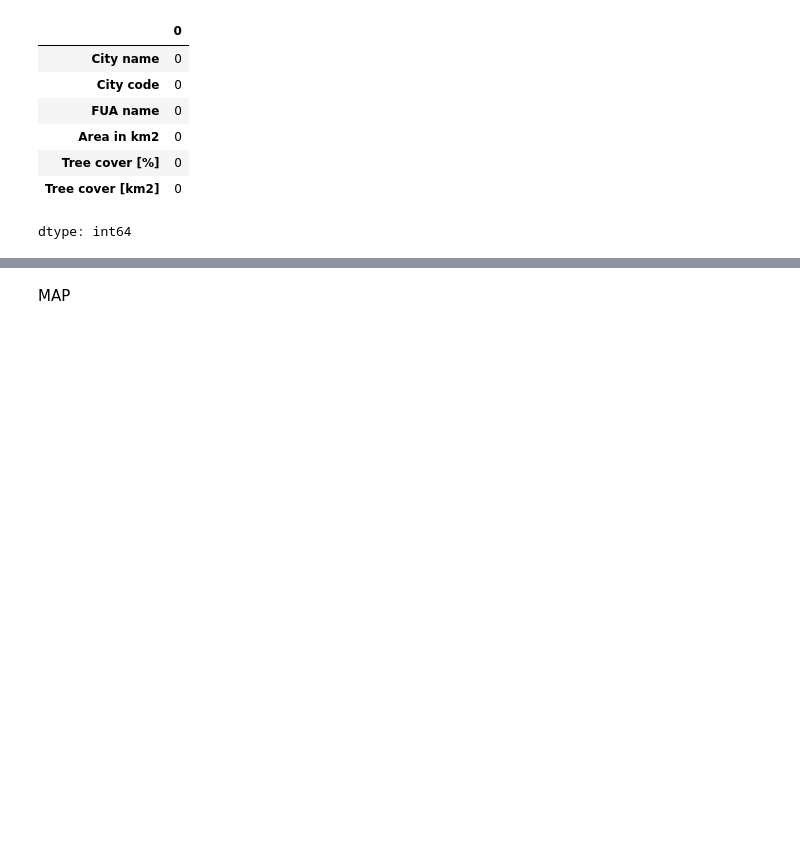
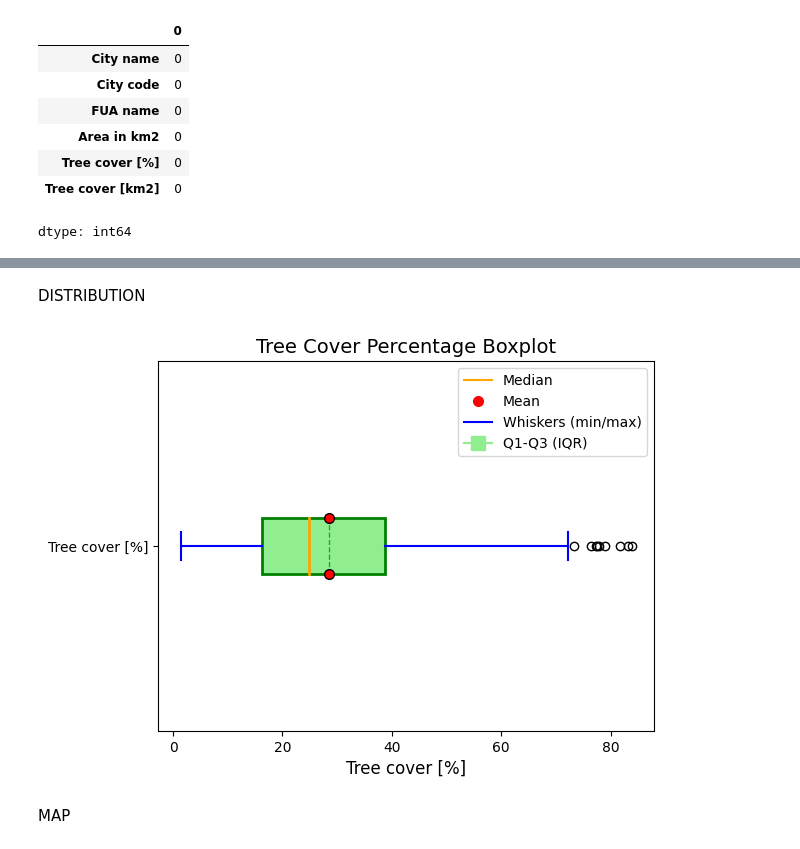
Before and after one commit to linneverh/Data-project-, a Jupyter notebook: pogingen_Linne.ipynb, the cells around one changed output, grey strips where cells are left out. Saved outputs shown, nothing was run; the diff lists cells and outputs as text; code cells hidden in the pictures; blank space fills up the shorter version.

```diff
--- a/pogingen_Linne.ipynb
+++ b/pogingen_Linne.ipynb
@@ -90,3 +90,38 @@ profile.to_file("green_coverage_report.html")
+# %% [markdown]
+DISTRIBUTION
+# %%
+#boxplot
+import matplotlib.pyplot as plt
+
+# Create a horizontal boxplot with custom features
+boxplot = df_green.boxplot(column=['Tree cover [%]'], vert=False, patch_artist=True,
+                           boxprops=dict(facecolor='lightgreen', color='green', linewidth=2),  # IQR (Q1 to Q3)
+                           showmeans=True, meanline=True,
+                           meanprops=dict(marker='o', markerfacecolor='red', markeredgecolor='black', markersize=7),
+                           medianprops=dict(color='orange', linewidth=2),
+                           whiskerprops=dict(color='blue', linewidth=1.5),
+                           capprops=dict(color='blue', linewidth=1.5))
+
+# Add custom legend
+median_line = plt.Line2D([], [], color='orange', label='Median')
+mean_point = plt.Line2D([], [], color='red', marker='o', linestyle='None', markersize=7, label='Mean')
+whiskers_line = plt.Line2D([], [], color='blue', linestyle='-', label='Whiskers (min/max)')
+iqr_box = plt.Line2D([], [], color='lightgreen', marker='s', markersize=10, label='Q1-Q3 (IQR)')
+
+# Place the legend on the plot
+plt.legend(handles=[median_line, mean_point, whiskers_line, iqr_box], loc='upper right')
+
+# Add a title and labels
+plt.title('Tree Cover Percentage Boxplot', fontsize=14)
+plt.xlabel('Tree cover [%]', fontsize=12)
+
+# Remove grid for a cleaner look
+plt.grid(False)
+
+# Show the plot
+plt.show()
+# %% [output]
+[figure, added]
 # %% [markdown]
 MAP
 # %%
```
Also changed, not shown: parts of 14 cells of this notebook.
